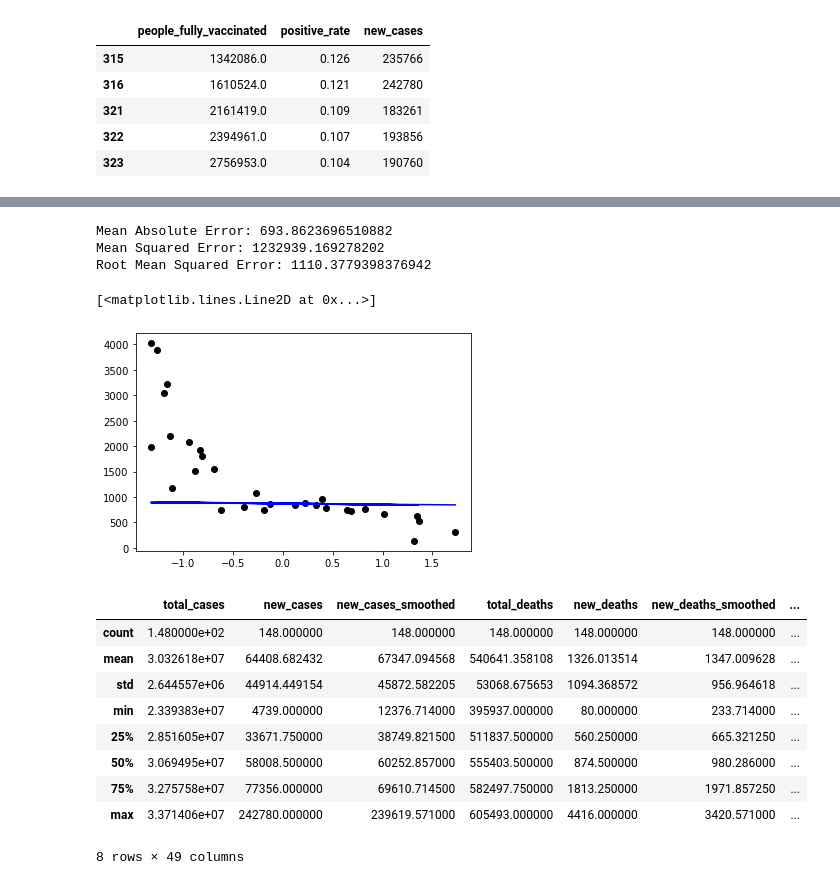
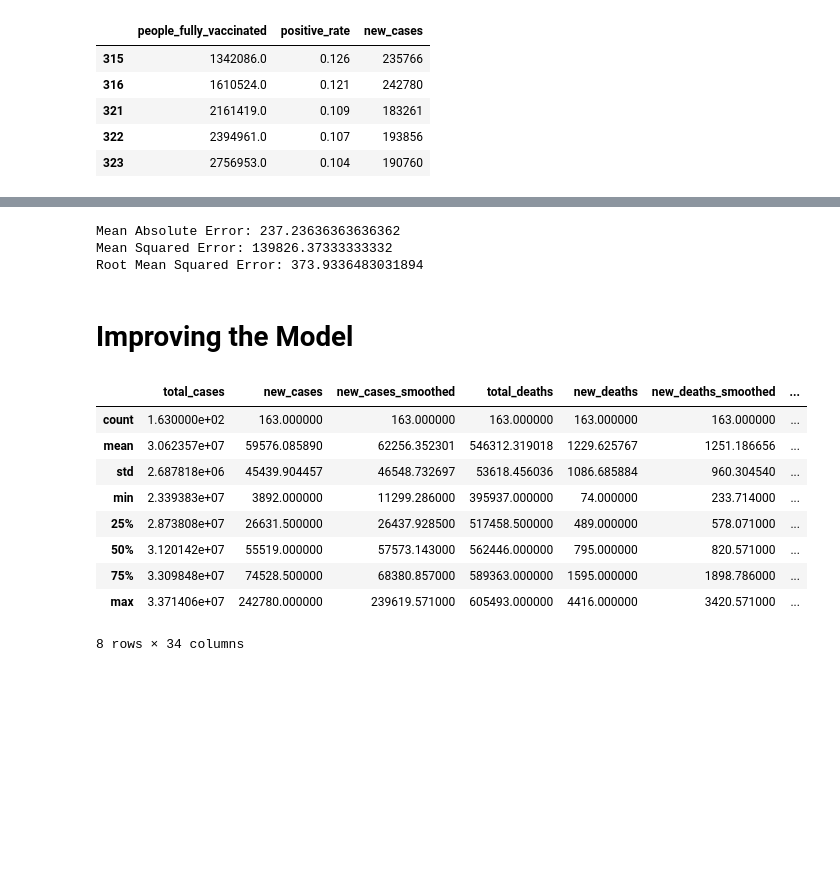
Before and after one commit to abhi-vinnakota/ValiantVaccinators, a Jupyter notebook: Valiant Vaccinators.ipynb, the cells around one changed output, grey strips where cells are left out. Saved outputs shown, nothing was run; the diff lists cells and outputs as text; code cells hidden in the pictures; blank space fills up the shorter version.

```diff
--- a/Valiant Vaccinators.ipynb
+++ b/Valiant Vaccinators.ipynb
@@ -24,7 +31,7 @@ covid_national.head()
 # %% [markdown]
 # Data Cleaning
 # %%
-covid_national = covid_national.drop(["iso_code", "continent", "location", "weekly_icu_admissions", "weekly_icu_admissions_per_million", "weekly_hosp_admissions", "weekly_hosp_admissions_per_million", "tests_units", "excess_mortality", "handwashing_facilities"], axis = 1)
+covid_national = covid_national.drop(["iso_code", "continent", "location", "weekly_icu_admissions", "weekly_icu_admissions_per_million", "weekly_hosp_admissions", "weekly_hosp_admissions_per_million", "tests_units", "excess_mortality", "handwashing_facilities", "population_density", "aged_65_older", "gdp_per_capita", "cardiovasc_death_rate", "diabetes_prevalence", "female_smokers", "male_smokers", "hospital_beds_per_thousand", "life_expectancy", "human_development_index", "stringency_index", "population", "median_age", "aged_70_older", "extreme_poverty"], axis = 1)
 covid_national.head()
 # %% [output]
 |  | date | total_cases | new_cases | new_cases_smoothed | total_deaths | new_deaths | new_deaths_smoothed | ... |
@@ -93,11 +107,13 @@ plt.plot(x_vals, covid_national["people_fully_vaccinated"], 'b')
 # %%
-plt.xlabel('Cases')
-plt.ylabel('Total Vaccinated')
+plt.ylabel('Cases')
+plt.xlabel('Total Vaccinated')
 plt.title('Cases vs People Vaccinated in America')
-plt.scatter(covid_national["new_cases"], covid_national["people_fully_vaccinated"], c = "b")
-covid_national_temp = covid_national.dropna(inplace=True)
-x = np.array(covid_national["new_cases"])
-y = np.array(covid_national["people_fully_vaccinated"])
-m, b = np.polyfit(x,y,1)
-plt.plot(x, m*x + b)
+covid_national = covid_national.dropna()
+plt.scatter(covid_national["people_fully_vaccinated"], covid_national["new_cases"], c = "b")
+y = np.array(covid_national["new_cases"])
+x = np.array(covid_national["people_fully_vaccinated"])
+res = stats.linregress(x,y)
+plt.plot(x, res.intercept + res.slope*x, 'r')
+plt.legend(["Linear Regression", "Actual Values"])
+plt.show()
 # %% [output]
@@ -110,12 +131,13 @@ print(covid_national["people_fully_vaccinated"].corr(covid_national["new_cases"]
 # %%
-plt.xlabel('Deaths')
-plt.ylabel('Total Vaccinated')
+plt.ylabel('Deaths')
+plt.xlabel('Total Vaccinated')
 plt.rcParams["figure.figsize"] = [10,5]
 plt.title('Deaths vs People Vaccinated in America')
-plt.scatter(covid_national["new_deaths"], covid_national["people_fully_vaccinated"], c = "b")
-covid_national_temp = covid_national.dropna(inplace=True)
-x = np.array(covid_national["new_deaths"])
-y = np.array(covid_national["people_fully_vaccinated"])
-m, b = np.polyfit(x,y,1)
-plt.plot(x, m*x + b)
+covid_national = covid_national.dropna()
+plt.scatter(covid_national["people_fully_vaccinated"], covid_national["new_deaths"], c = "b")
+y = np.array(covid_national["new_deaths"])
+x = np.array(covid_national["people_fully_vaccinated"])
+res = stats.linregress(x,y)
+plt.plot(x, res.intercept + res.slope*x, 'r')
+plt.legend(["Linear Regression", "Actual Values"])
 # %% [output]
@@ -140,3 +158,7 @@ X_test = sc.transform(X_test)
+# %%
+covid_national_temp = covid_national.dropna()
+X = covid_national_temp.filter(['people_fully_vaccinated', 'positive_rate', 'new_cases'])
+y = covid_national_temp['new_deaths']
 # %%
 X.head()
 # %% [output]
@@ -149,36 +182,29 @@ X.head()
 # %%
-from sklearn import svm
-svm_reg = svm.SVR()
+knn_reg = KNeighborsRegressor(n_neighbors=5)
+regressor = knn_reg.fit(X_train, y_train)
 
-regressor = svm_reg.fit(X_train, y_train)
 y_pred = regressor.predict(X_test)
-
-from sklearn import metrics
 
 print('Mean Absolute Error:', metrics.mean_absolute_error(y_test, y_pred))
 print('Mean Squared Error:', metrics.mean_squared_error(y_test, y_pred))
 print('Root Mean Squared Error:', np.sqrt(metrics.mean_squared_error(y_test, y_pred)))
 # %% [output]
-Mean Absolute Error: 693.8623696510882
-Mean Squared Error: 1232939.169278202
-Root Mean Squared Error: 1110.3779398376942
+Mean Absolute Error: 237.23636363636362
+Mean Squared Error: 139826.37333333332
+Root Mean Squared Error: 373.9336483031894
-# %%
-plt.scatter(X_test[:,0], y_test, color = 'black')
-plt.plot(X_test[:,0], y_pred, color = 'blue')
-# %% [output]
-[<matplotlib.lines.Line2D at 0x...>]
-[figure, removed]
+# %% [markdown]
+# Improving the Model
 # %%
-covid_national.describe()
+covid_national_temp.describe()
 # %% [output]
 |  | total_cases | new_cases | new_cases_smoothed | total_deaths | new_deaths | new_deaths_smoothed | ... |
-| count | 1.480000e+02 | 148.000000 | 148.000000 | 148.000000 | 148.000000 | 148.000000 | ... |
-| mean | 3.032618e+07 | 64408.682432 | 67347.094568 | 540641.358108 | 1326.013514 | 1347.009628 | ... |
-| std | 2.644557e+06 | 44914.449154 | 45872.582205 | 53068.675653 | 1094.368572 | 956.964618 | ... |
-| min | 2.339383e+07 | 4739.000000 | 12376.714000 | 395937.000000 | 80.000000 | 233.714000 | ... |
-| 25% | 2.851605e+07 | 33671.750000 | 38749.821500 | 511837.500000 | 560.250000 | 665.321250 | ... |
-| 50% | 3.069495e+07 | 58008.500000 | 60252.857000 | 555403.500000 | 874.500000 | 980.286000 | ... |
-| 75% | 3.275758e+07 | 77356.000000 | 69610.714500 | 582497.750000 | 1813.250000 | 1971.857250 | ... |
+| count | 1.630000e+02 | 163.000000 | 163.000000 | 163.000000 | 163.000000 | 163.000000 | ... |
+| mean | 3.062357e+07 | 59576.085890 | 62256.352301 | 546312.319018 | 1229.625767 | 1251.186656 | ... |
+| std | 2.687818e+06 | 45439.904457 | 46548.732697 | 53618.456036 | 1086.685884 | 960.304540 | ... |
+| min | 2.339383e+07 | 3892.000000 | 11299.286000 | 395937.000000 | 74.000000 | 233.714000 | ... |
+| 25% | 2.873808e+07 | 26631.500000 | 26437.928500 | 517458.500000 | 489.000000 | 578.071000 | ... |
+| 50% | 3.120142e+07 | 55519.000000 | 57573.143000 | 562446.000000 | 795.000000 | 820.571000 | ... |
+| 75% | 3.309848e+07 | 74528.500000 | 68380.857000 | 589363.000000 | 1595.000000 | 1898.786000 | ... |
 | max | 3.371406e+07 | 242780.000000 | 239619.571000 | 605493.000000 | 4416.000000 | 3420.571000 | ... |
-8 rows × 49 columns
+8 rows × 34 columns
 # %%
```
Also changed, not shown: parts of 44 cells of this notebook.
